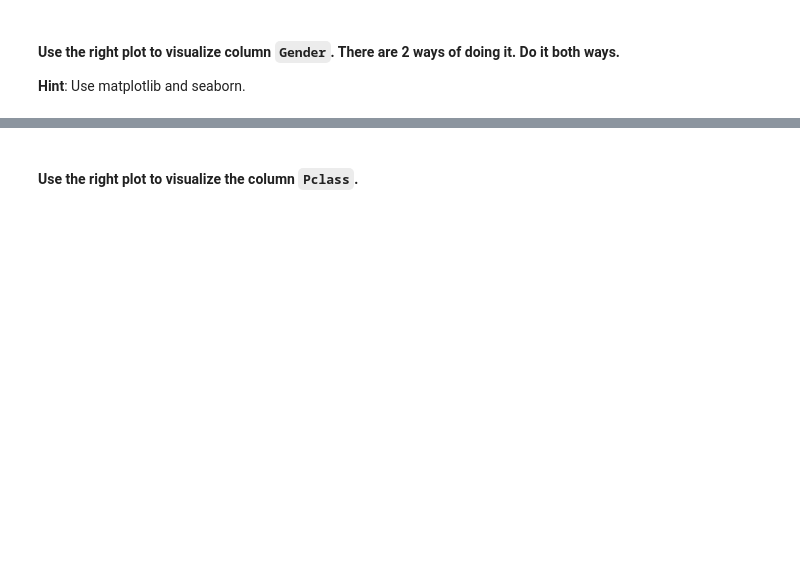
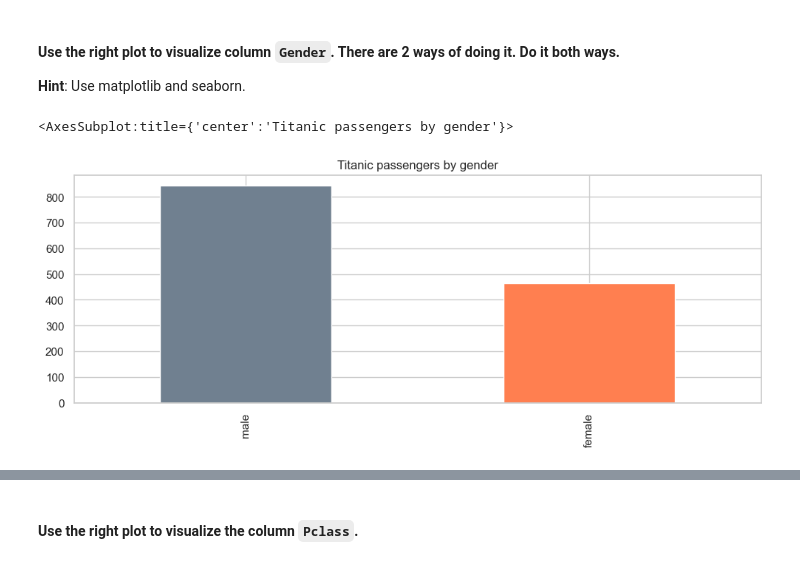
Before and after one commit to Ironhack-data-bcn-oct-2022/lab-matplotlib-seaborn, a Jupyter notebook: your-code/main.ipynb, the cells around one changed output, grey strips where cells are left out. Cells and saved outputs as stored; diff of their text form; code cells hidden in the pictures; blank space fills up the shorter version.

```diff
--- a/your-code/main.ipynb
+++ b/your-code/main.ipynb
@@ -260,0 +243,6 @@ aaaaaaaaaaaaaaaaaaaaaaaaaaaaaaa
+# %%
+# Method 1 - matplotlib
+titanic["Gender"].value_counts().plot(kind="bar", color=["slategray","coral"], title="Titanic passengers by gender")
+# %% [output]
+<AxesSubplot:title={'center':'Titanic passengers by gender'}>
+[figure, added]
```
Also changed, not shown: parts of 40 cells of this notebook.
